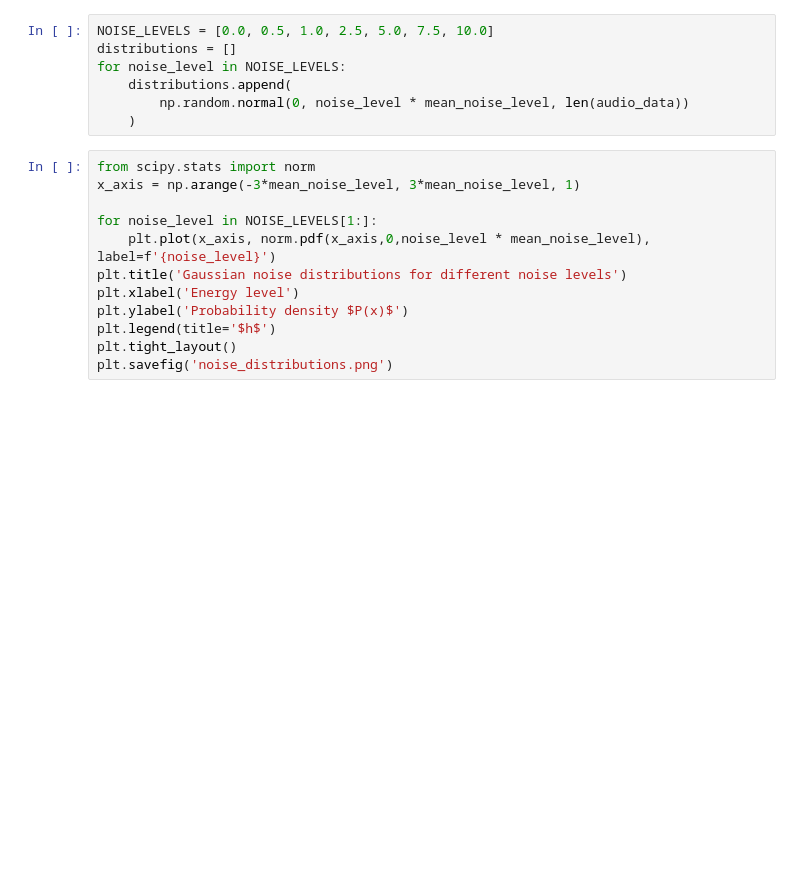
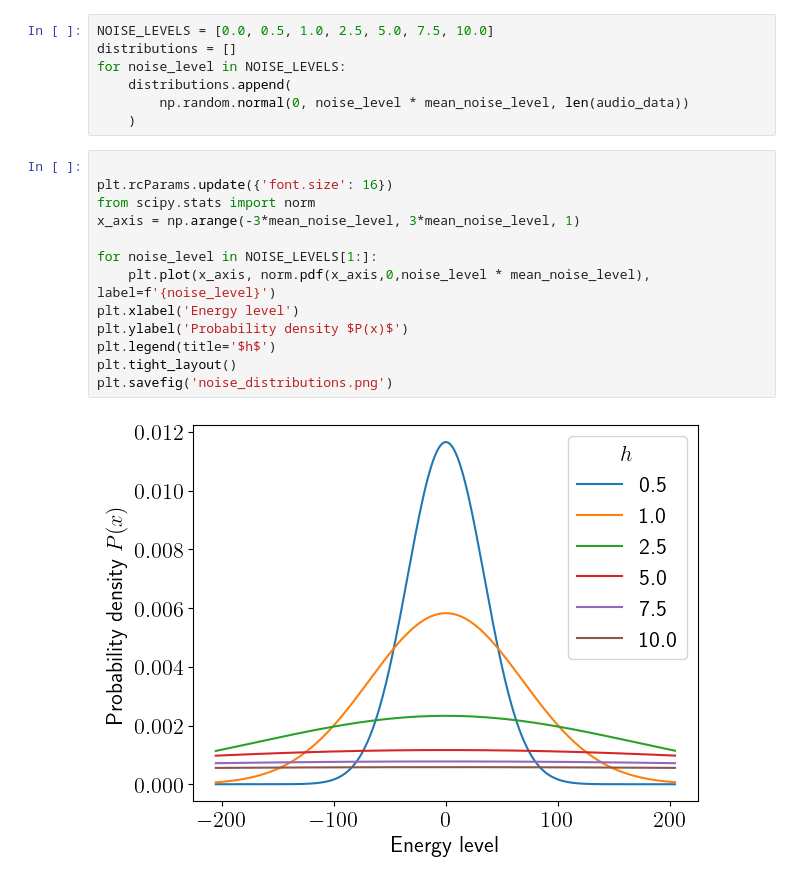
Before and after one commit to ArjunS07/math-ee-code, a Jupyter notebook: music_recognition/noise.ipynb, the cells around one changed output. Drawn from its saved outputs; the diff is of its cells as text; blank space fills up the shorter version.

```diff
--- a/music_recognition/noise.ipynb
+++ b/music_recognition/noise.ipynb
@@ -106,14 +127,17 @@ for noise_level in NOISE_LEVELS:
         np.random.normal(0, noise_level * mean_noise_level, len(audio_data))
     )
 # %%
+
+plt.rcParams.update({'font.size': 16})
 from scipy.stats import norm
 x_axis = np.arange(-3*mean_noise_level, 3*mean_noise_level, 1)
 
 for noise_level in NOISE_LEVELS[1:]:
     plt.plot(x_axis, norm.pdf(x_axis,0,noise_level * mean_noise_level), label=f'{noise_level}')
-plt.title('Gaussian noise distributions for different noise levels')
 plt.xlabel('Energy level')
 plt.ylabel('Probability density $P(x)$')
 plt.legend(title='$h$')
 plt.tight_layout()
 plt.savefig('noise_distributions.png')
+# %% [output]
+[figure, added]
```
Also changed, not shown: parts of 7 cells of this notebook, 3 other files.
